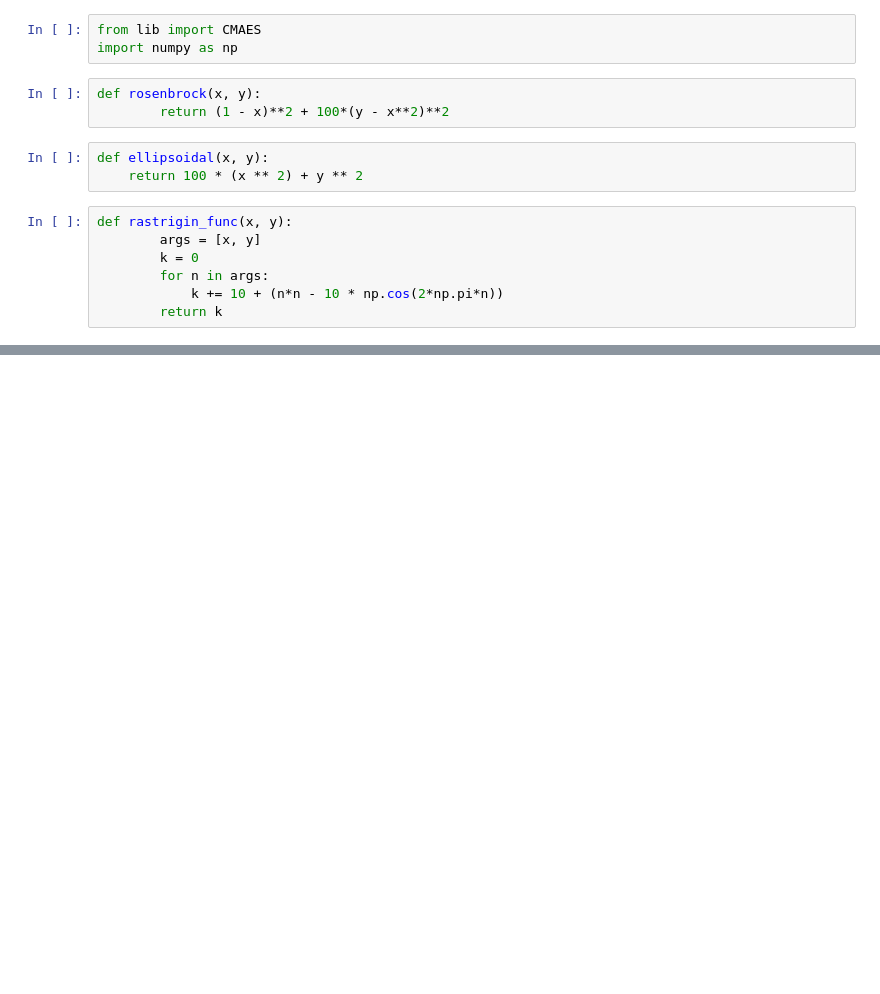
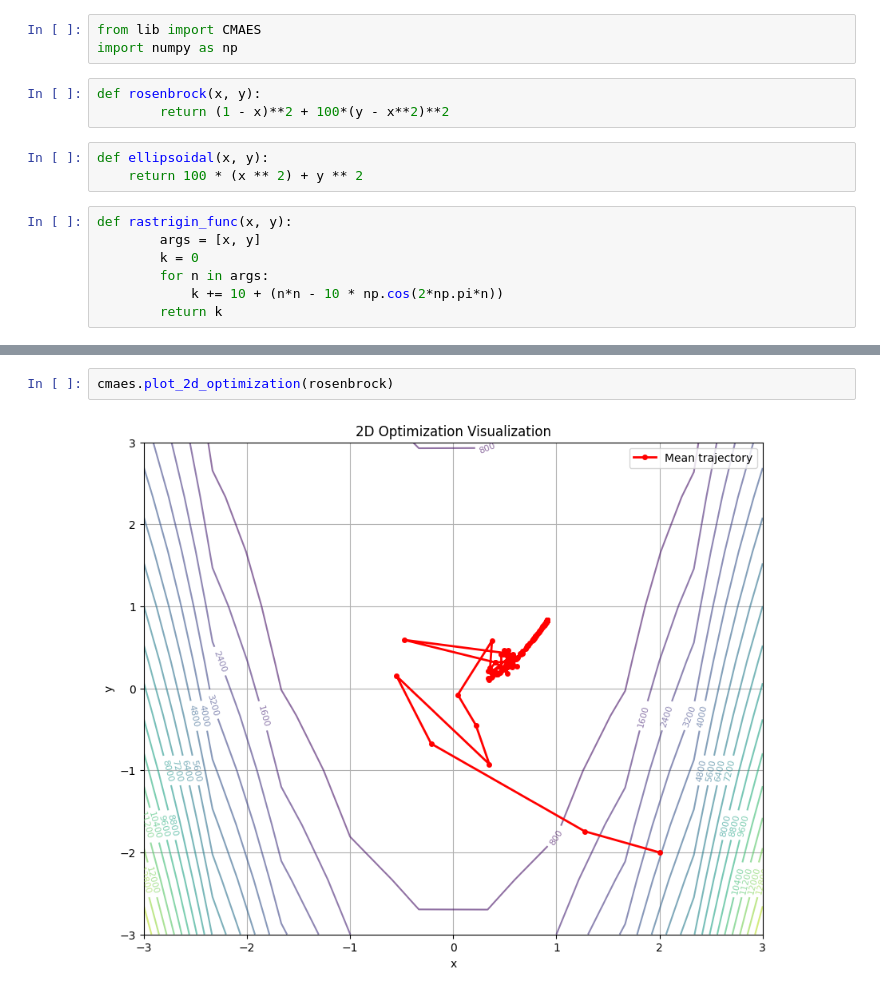
Before and after one commit to no2ca/cmaes-experimental, a Jupyter notebook: cma_es.ipynb, the cells around one changed output, grey strips where cells are left out. Saved outputs shown, nothing was run; the diff lists cells and outputs as text; blank space fills up the shorter version.

```diff
--- a/cma_es.ipynb
+++ b/cma_es.ipynb
@@ -26,0 +27,4 @@ cmaes.plot_convergence(ans=[0, 0])
+# %%
+cmaes.plot_2d_optimization(rosenbrock)
+# %% [output]
+[figure, added]
```
Also changed, not shown: parts of 1 cell of this notebook, 1 other file.
